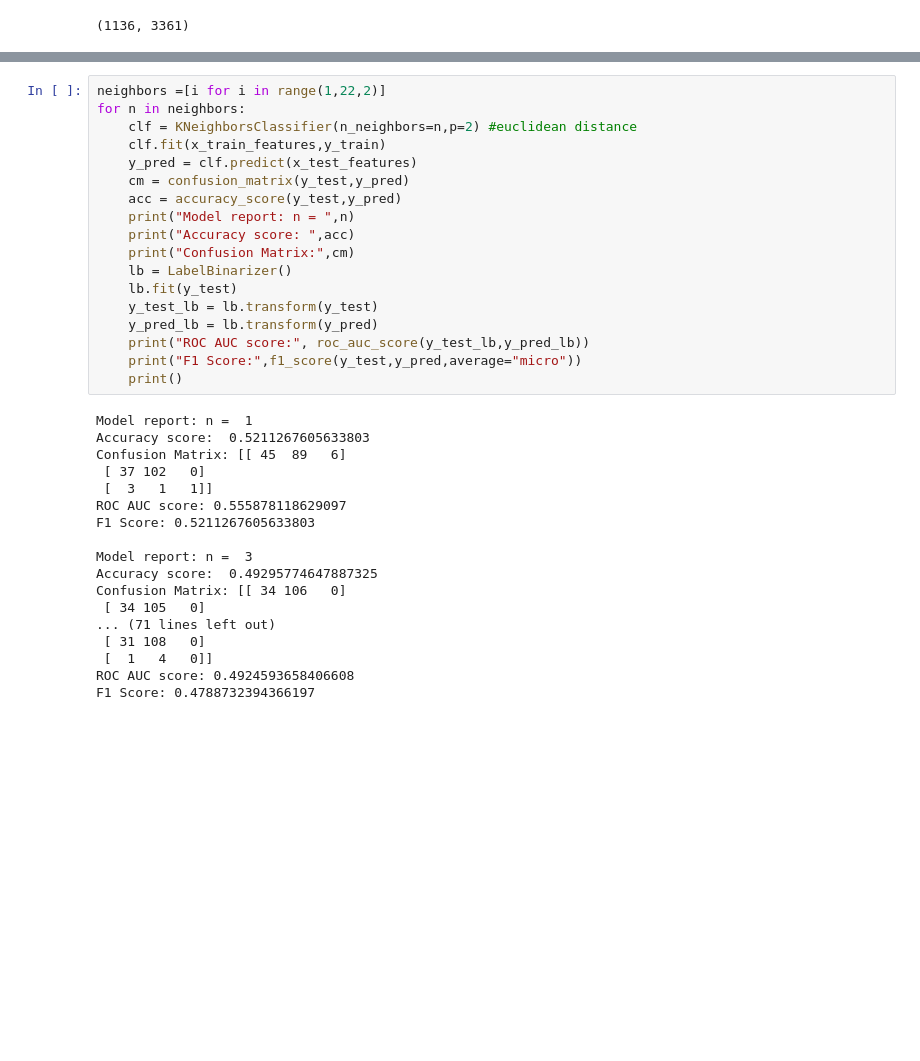
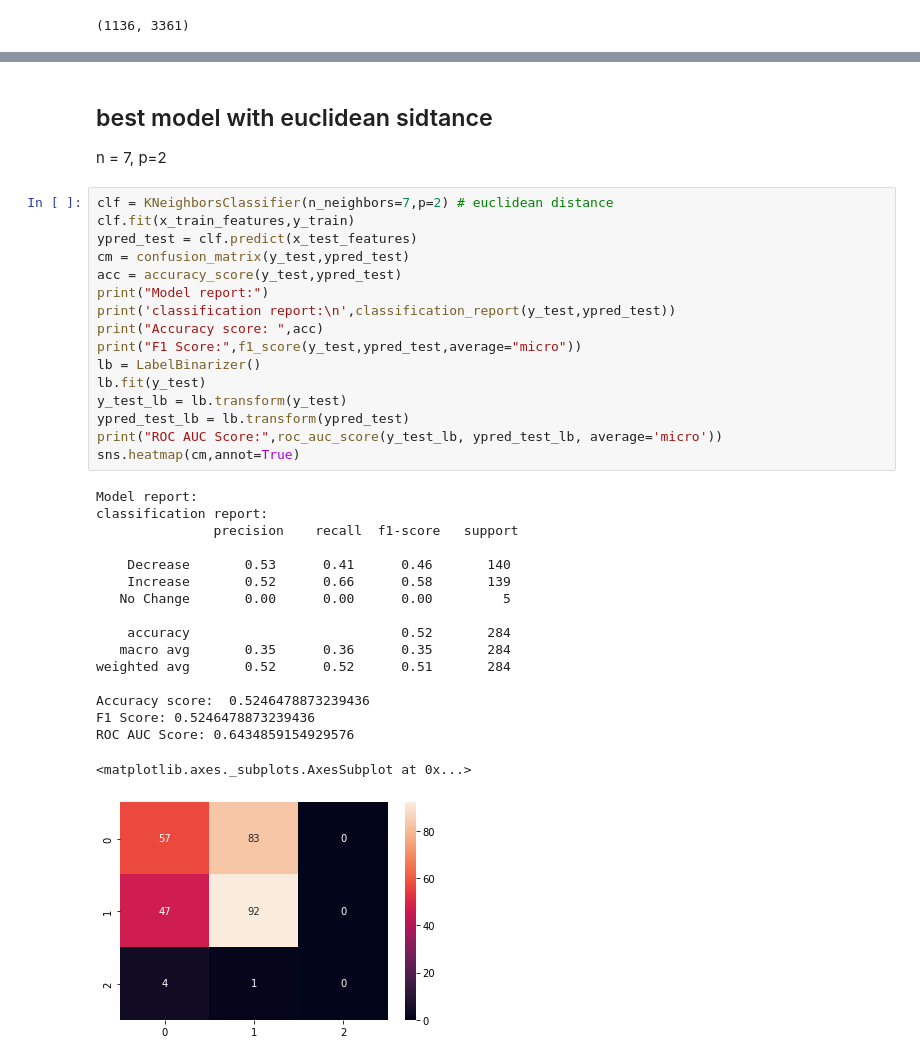
Before and after one commit to xiaodanlu/ANLY-580-Final-Project, a Jupyter notebook: Code/KNN.ipynb, the cells around one changed output, grey strips where cells are left out. Drawn from its saved outputs; the diff is of its cells as text; blank space fills up the shorter version.

```diff
--- a/Code/KNN.ipynb
+++ b/Code/KNN.ipynb
@@ -89,36 +146,37 @@ F1 Score: 0.45774647887323944
+# %% [markdown]
+## best model with euclidean sidtance
+n = 7, p=2
 # %%
-neighbors =[i for i in range(1,22,2)]
-for n in neighbors:
-    clf = KNeighborsClassifier(n_neighbors=n,p=2) #euclidean distance
-    clf.fit(x_train_features,y_train)
-    y_pred = clf.predict(x_test_features)
-    cm = confusion_matrix(y_test,y_pred)
-    acc = accuracy_score(y_test,y_pred)
-    print("Model report: n = ",n)
-    print("Accuracy score: ",acc)
-    print("Confusion Matrix:",cm)
-    lb = LabelBinarizer()
-    lb.fit(y_test)
-    y_test_lb = lb.transform(y_test)
-    y_pred_lb = lb.transform(y_pred)
-    print("ROC AUC score:", roc_auc_score(y_test_lb,y_pred_lb))
-    print("F1 Score:",f1_score(y_test,y_pred,average="micro"))
-    print()
+clf = KNeighborsClassifier(n_neighbors=7,p=2) # euclidean distance
+clf.fit(x_train_features,y_train)
+ypred_test = clf.predict(x_test_features)
+cm = confusion_matrix(y_test,ypred_test)
+acc = accuracy_score(y_test,ypred_test)
+print("Model report:")
+print('classification report:\n',classification_report(y_test,ypred_test))
+print("Accuracy score: ",acc)
+print("F1 Score:",f1_score(y_test,ypred_test,average="micro"))
+lb = LabelBinarizer()
+lb.fit(y_test)
+y_test_lb = lb.transform(y_test)
+ypred_test_lb = lb.transform(ypred_test)
+print("ROC AUC Score:",roc_auc_score(y_test_lb, ypred_test_lb, average='micro'))
+sns.heatmap(cm,annot=True)
 # %% [output]
-Model report: n =  1
-Accuracy score:  0.5211267605633803
-Confusion Matrix: [[ 45  89   6]
- [ 37 102   0]
- [  3   1   1]]
-ROC AUC score: 0.555878118629097
-F1 Score: 0.5211267605633803
+Model report:
+classification report:
+               precision    recall  f1-score   support
 
-Model report: n =  3
-Accuracy score:  0.49295774647887325
-Confusion Matrix: [[ 34 106   0]
- [ 34 105   0]
-... (71 lines left out)
- [ 31 108   0]
- [  1   4   0]]
-ROC AUC score: 0.4924593658406608
-F1 Score: 0.4788732394366197
+    Decrease       0.53      0.41      0.46       140
+    Increase       0.52      0.66      0.58       139
+   No Change       0.00      0.00      0.00         5
+
+    accuracy                           0.52       284
+   macro avg       0.35      0.36      0.35       284
+weighted avg       0.52      0.52      0.51       284
+
+Accuracy score:  0.5246478873239436
+F1 Score: 0.5246478873239436
+ROC AUC Score: 0.6434859154929576
+<matplotlib.axes._subplots.AxesSubplot at 0x...>
+[figure, added]
```
Also changed, not shown: parts of 13 cells of this notebook.
